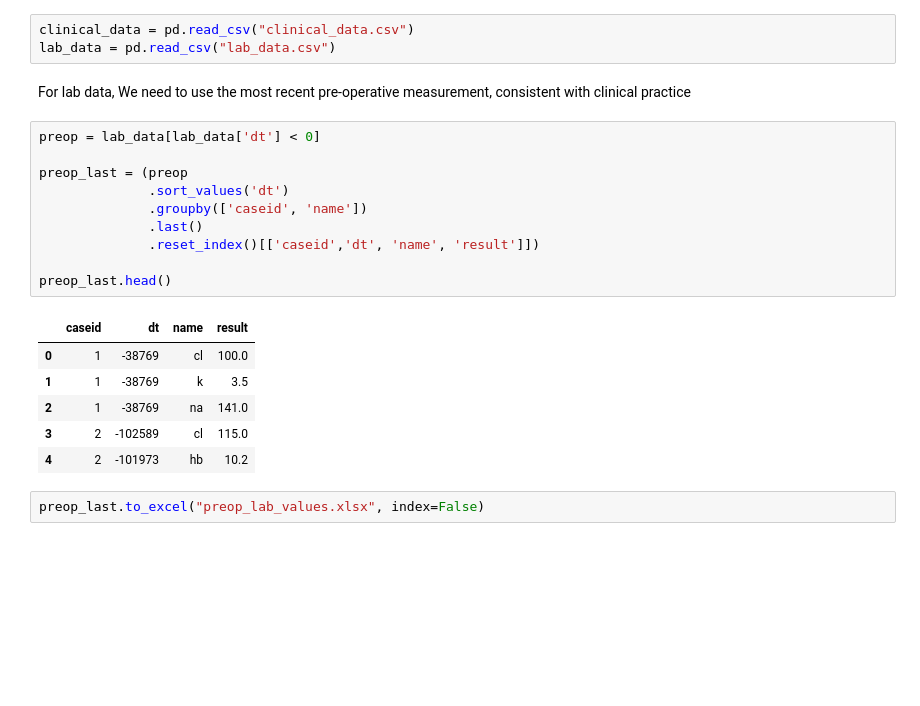
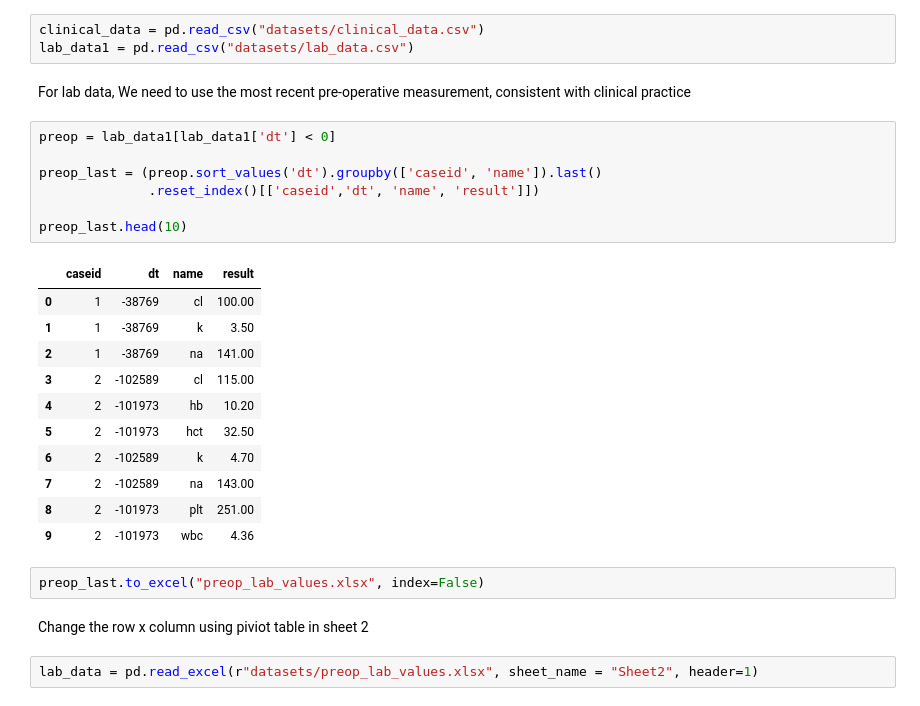
Before and after one commit to May-hk/lab-test-prediction, a Jupyter notebook: data_processing.ipynb, the cells around one changed output. Cells and saved outputs as stored; diff of their text form; blank space fills up the shorter version.

```diff
--- a/data_processing.ipynb
+++ b/data_processing.ipynb
@@ -3,26 +3,32 @@ Read Files
 # %%
 import pandas as pd
 # %%
-clinical_data = pd.read_csv("clinical_data.csv")
-lab_data = pd.read_csv("lab_data.csv")
+clinical_data = pd.read_csv("datasets/clinical_data.csv")
+lab_data1 = pd.read_csv("datasets/lab_data.csv")
 # %% [markdown]
 For lab data, We need to use the most recent pre-operative measurement, consistent with clinical practice
 # %%
-preop = lab_data[lab_data['dt'] < 0]
+preop = lab_data1[lab_data1['dt'] < 0]
 
-preop_last = (preop
-              .sort_values('dt')
-              .groupby(['caseid', 'name'])
-              .last()
+preop_last = (preop.sort_values('dt').groupby(['caseid', 'name']).last()
               .reset_index()[['caseid','dt', 'name', 'result']])
 
-preop_last.head()
+preop_last.head(10)
 # %% [output]
 |  | caseid | dt | name | result |
-| 0 | 1 | -38769 | cl | 100.0 |
-| 1 | 1 | -38769 | k | 3.5 |
-| 2 | 1 | -38769 | na | 141.0 |
-| 3 | 2 | -102589 | cl | 115.0 |
-| 4 | 2 | -101973 | hb | 10.2 |
+| 0 | 1 | -38769 | cl | 100.00 |
+| 1 | 1 | -38769 | k | 3.50 |
+| 2 | 1 | -38769 | na | 141.00 |
+| 3 | 2 | -102589 | cl | 115.00 |
+| 4 | 2 | -101973 | hb | 10.20 |
+| 5 | 2 | -101973 | hct | 32.50 |
+| 6 | 2 | -102589 | k | 4.70 |
+| 7 | 2 | -102589 | na | 143.00 |
+| 8 | 2 | -101973 | plt | 251.00 |
+| 9 | 2 | -101973 | wbc | 4.36 |
 # %%
 preop_last.to_excel("preop_lab_values.xlsx", index=False)
+# %% [markdown]
+Change the row x column using piviot table in sheet 2
+# %%
+lab_data = pd.read_excel(r"datasets/preop_lab_values.xlsx", sheet_name = "Sheet2", header=1)
```
Also changed, not shown: parts of 16 cells of this notebook, 3 other files.
